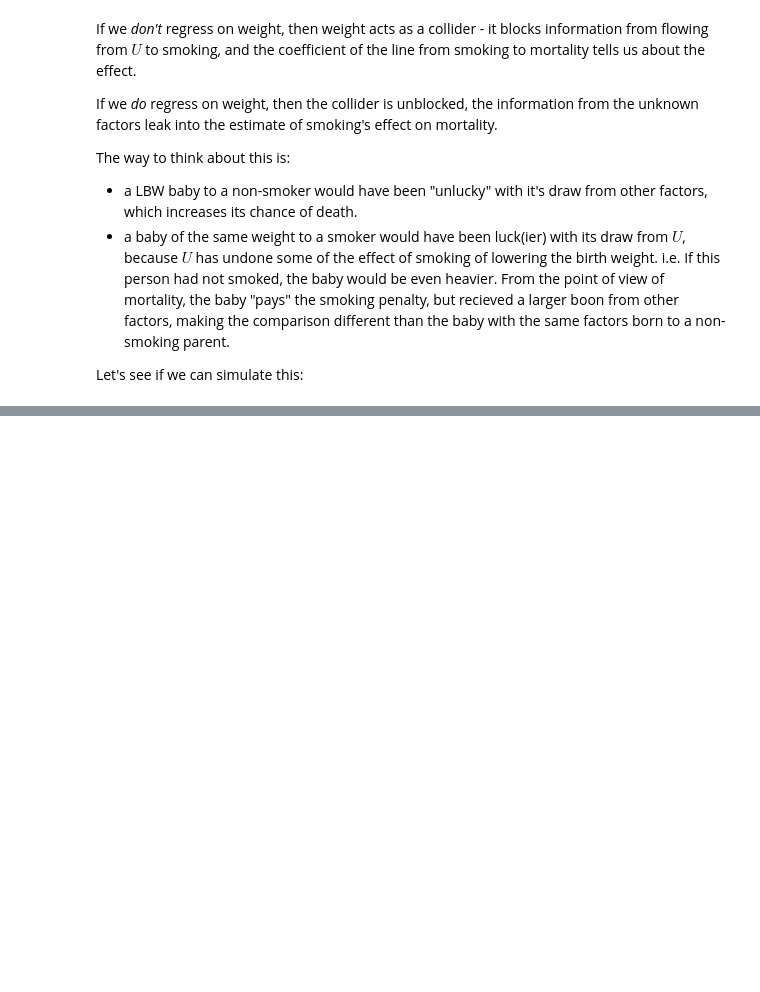
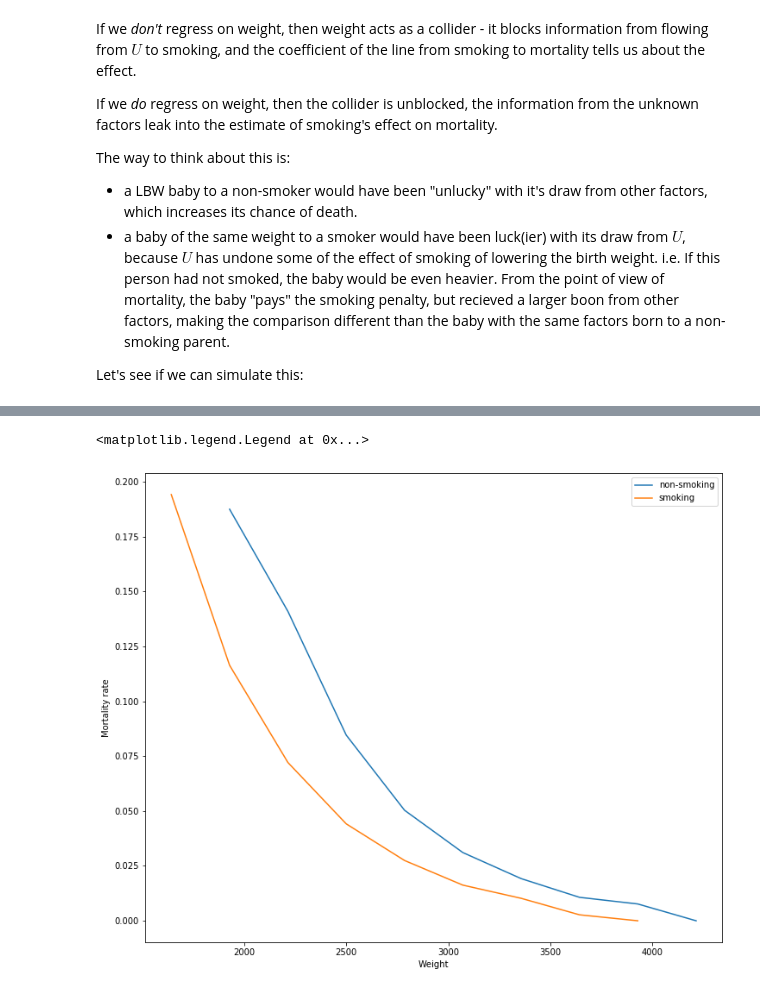
Before and after one commit to kiwidamien/causal, a Jupyter notebook: simpson/week2_low_birth_weight.ipynb, the cells around one changed output, grey strips where cells are left out. Saved outputs shown, nothing was run; the diff lists cells and outputs as text; code cells hidden in the pictures; blank space fills up the shorter version.

```diff
--- a/simpson/week2_low_birth_weight.ipynb
+++ b/simpson/week2_low_birth_weight.ipynb
@@ -182,0 +206,10 @@ df.drop('weight', axis=1).pivot_table(index='smoking', columns=['LBW'], aggfunc=
+# %%
+weight_bin = np.linspace(1500, 5500, 15)
+df['weight_bin'] = pd.cut(df.weight,bins=weight_bin)
+df_mort_by_weight = (df.groupby(['smoking', 'weight_bin'])
+                       .agg({'mortality': 'mean'})
+                       .reset_index()
+                       .pivot_table(index='weight_bin',
+                                    columns='smoking')
+                    )
+df_mort_by_weight
@@ -182,0 +230,12 @@ df.drop('weight', axis=1).pivot_table(index='smoking', columns=['LBW'], aggfunc=
+# %%
+w_mid = [x.mid for x in df_mort_by_weight.index]
+plt.figure(figsize=(12,10))
+
+plt.plot(w_mid, df_mort_by_weight[('mortality', False)], label='non-smoking')
+plt.plot(w_mid, df_mort_by_weight[('mortality', True)], label='smoking')
+plt.ylabel('Mortality rate')
+plt.xlabel('Weight')
+plt.legend()
+# %% [output]
+<matplotlib.legend.Legend at 0x...>
+[figure, added]
```
Also changed, not shown: parts of 14 cells of this notebook, 1 other file.
